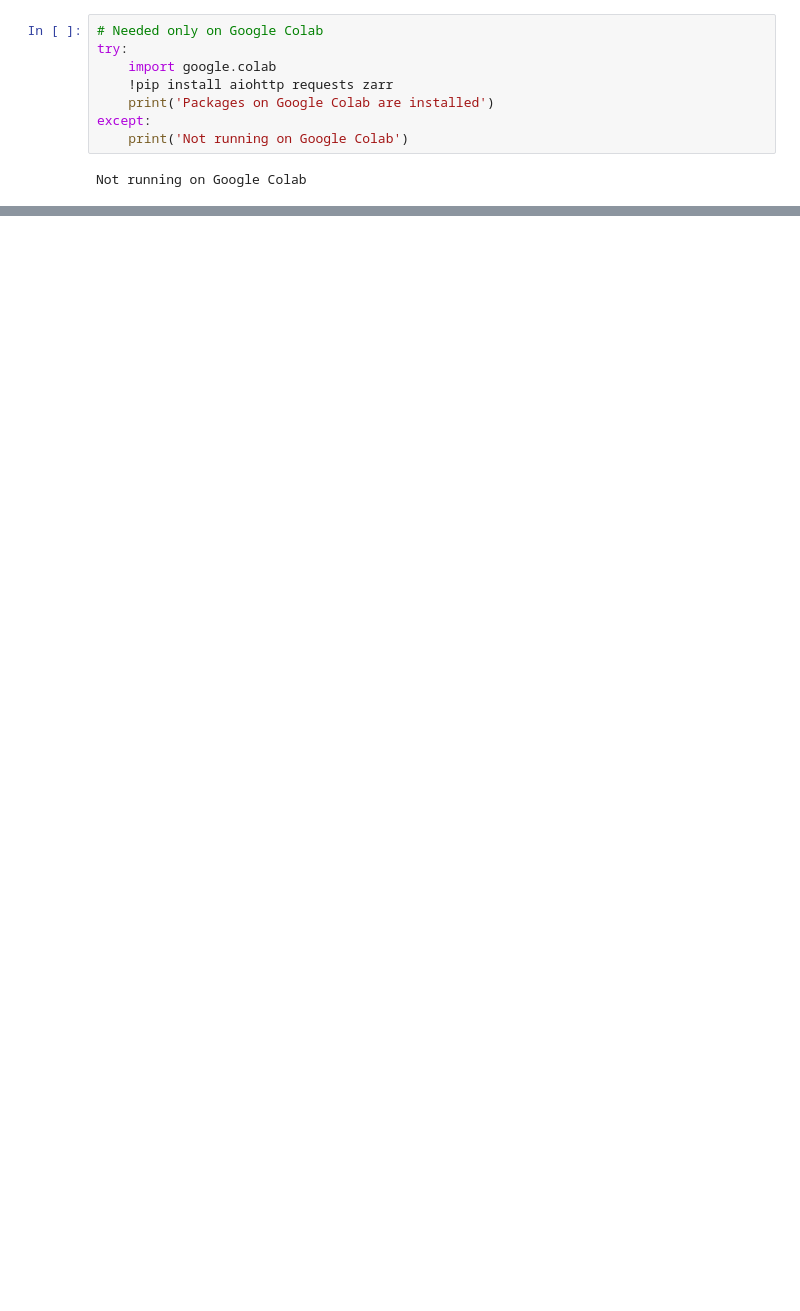
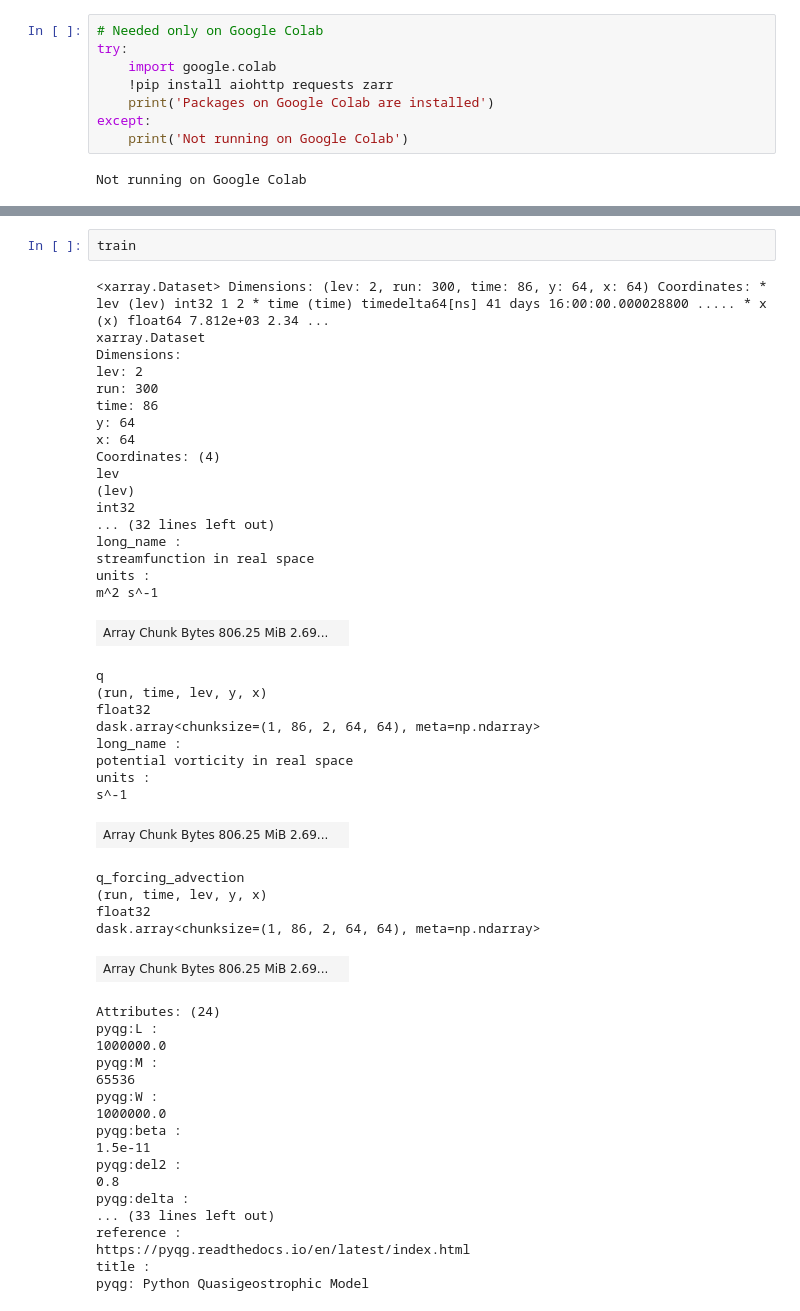
Before and after one commit to m2lines/pyqg_generative, a Jupyter notebook: Google-Colab/dataset.ipynb, the cells around one changed output, grey strips where cells are left out. Drawn from its saved outputs; the diff is of its cells as text; blank space fills up the shorter version.

```diff
--- a/Google-Colab/dataset.ipynb
+++ b/Google-Colab/dataset.ipynb
@@ -67,0 +133,52 @@ https://g-402b19.00888.8540.data.globus.org/eddy/48/gauss.zarr/lev/0
+# %%
+train
+# %% [output]
+<xarray.Dataset> Dimensions: (lev: 2, run: 300, time: 86, y: 64, x: 64) Coordinates: * lev (lev) int32 1 2 * time (time) timedelta64[ns] 41 days 16:00:00.000028800 ..... * x (x) float64 7.812e+03 2.34 ...
+xarray.Dataset
+Dimensions:
+lev: 2
+run: 300
+time: 86
+y: 64
+x: 64
+Coordinates: (4)
+lev
+(lev)
+int32
+... (32 lines left out)
+long_name :
+streamfunction in real space
+units :
+m^2 s^-1
+| Array Chunk Bytes 806.25 MiB 2.69... |  |
+q
+(run, time, lev, y, x)
+float32
+dask.array<chunksize=(1, 86, 2, 64, 64), meta=np.ndarray>
+long_name :
+potential vorticity in real space
+units :
+s^-1
+| Array Chunk Bytes 806.25 MiB 2.69... |  |
+q_forcing_advection
+(run, time, lev, y, x)
+float32
+dask.array<chunksize=(1, 86, 2, 64, 64), meta=np.ndarray>
+| Array Chunk Bytes 806.25 MiB 2.69... |  |
+Attributes: (24)
+pyqg:L :
+1000000.0
+pyqg:M :
+65536
+pyqg:W :
+1000000.0
+pyqg:beta :
+1.5e-11
+pyqg:del2 :
+0.8
+pyqg:delta :
+... (33 lines left out)
+reference :
+https://pyqg.readthedocs.io/en/latest/index.html
+title :
+pyqg: Python Quasigeostrophic Model
```
Also changed, not shown: parts of 14 cells of this notebook.
